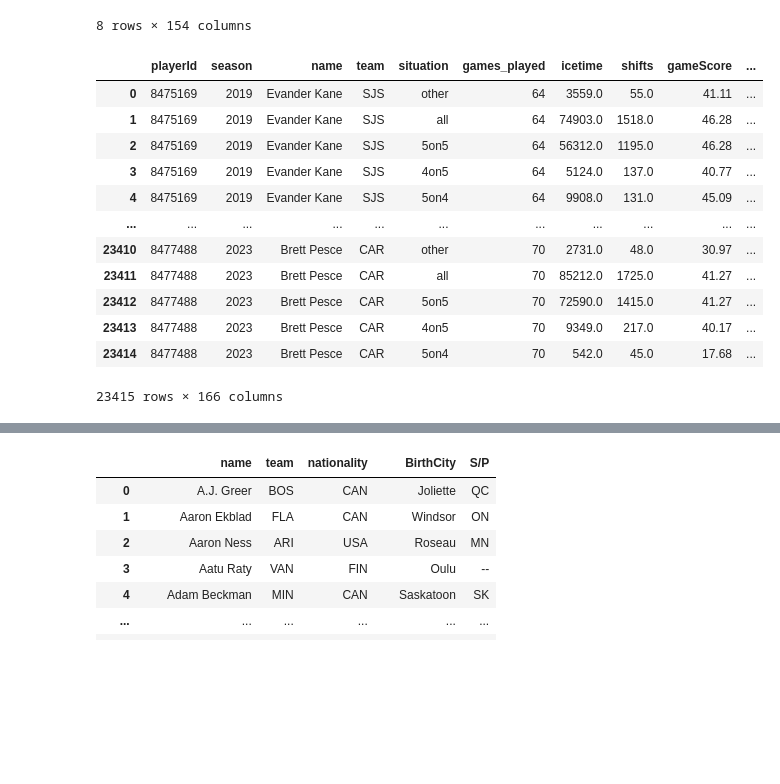
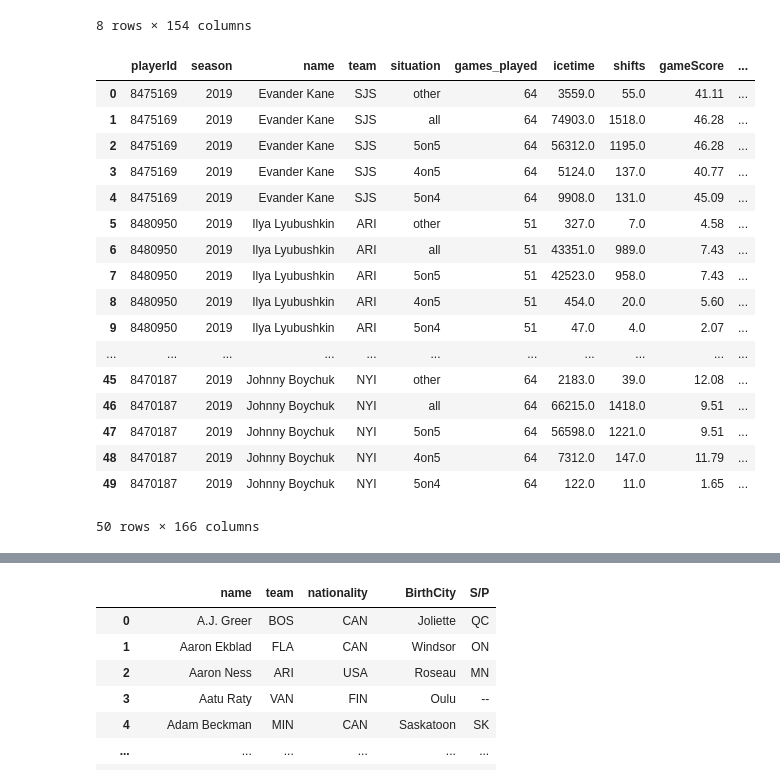
Before and after one commit to emrkel/NHL-Line-Optimisation, a Jupyter notebook: dataAnalysis.ipynb, the cells around one changed output, grey strips where cells are left out. Cells and saved outputs as stored; diff of their text form; code cells hidden in the pictures; blank space fills up the shorter version.

```diff
--- a/dataAnalysis.ipynb
+++ b/dataAnalysis.ipynb
@@ -47,21 +47,26 @@ skaters.describe()
 | max | 8.484911e+06 | 2023.000000 | 85.000000 | 128642.000000 | 2614.000000 | 154.730000 | 1.000000 | ... |
 8 rows × 154 columns
 # %%
-skaters
+skaters.head(50)
 # %% [output]
 |  | playerId | season | name | team | situation | games_played | icetime | shifts | gameScore | ... |
 | 0 | 8475169 | 2019 | Evander Kane | SJS | other | 64 | 3559.0 | 55.0 | 41.11 | ... |
 | 1 | 8475169 | 2019 | Evander Kane | SJS | all | 64 | 74903.0 | 1518.0 | 46.28 | ... |
 | 2 | 8475169 | 2019 | Evander Kane | SJS | 5on5 | 64 | 56312.0 | 1195.0 | 46.28 | ... |
 | 3 | 8475169 | 2019 | Evander Kane | SJS | 4on5 | 64 | 5124.0 | 137.0 | 40.77 | ... |
 | 4 | 8475169 | 2019 | Evander Kane | SJS | 5on4 | 64 | 9908.0 | 131.0 | 45.09 | ... |
+| 5 | 8480950 | 2019 | Ilya Lyubushkin | ARI | other | 51 | 327.0 | 7.0 | 4.58 | ... |
+| 6 | 8480950 | 2019 | Ilya Lyubushkin | ARI | all | 51 | 43351.0 | 989.0 | 7.43 | ... |
+| 7 | 8480950 | 2019 | Ilya Lyubushkin | ARI | 5on5 | 51 | 42523.0 | 958.0 | 7.43 | ... |
+| 8 | 8480950 | 2019 | Ilya Lyubushkin | ARI | 4on5 | 51 | 454.0 | 20.0 | 5.60 | ... |
+| 9 | 8480950 | 2019 | Ilya Lyubushkin | ARI | 5on4 | 51 | 47.0 | 4.0 | 2.07 | ... |
 | ... | ... | ... | ... | ... | ... | ... | ... | ... | ... | ... |
-| 23410 | 8477488 | 2023 | Brett Pesce | CAR | other | 70 | 2731.0 | 48.0 | 30.97 | ... |
-| 23411 | 8477488 | 2023 | Brett Pesce | CAR | all | 70 | 85212.0 | 1725.0 | 41.27 | ... |
-| 23412 | 8477488 | 2023 | Brett Pesce | CAR | 5on5 | 70 | 72590.0 | 1415.0 | 41.27 | ... |
-| 23413 | 8477488 | 2023 | Brett Pesce | CAR | 4on5 | 70 | 9349.0 | 217.0 | 40.17 | ... |
-| 23414 | 8477488 | 2023 | Brett Pesce | CAR | 5on4 | 70 | 542.0 | 45.0 | 17.68 | ... |
+| 45 | 8470187 | 2019 | Johnny Boychuk | NYI | other | 64 | 2183.0 | 39.0 | 12.08 | ... |
+| 46 | 8470187 | 2019 | Johnny Boychuk | NYI | all | 64 | 66215.0 | 1418.0 | 9.51 | ... |
+| 47 | 8470187 | 2019 | Johnny Boychuk | NYI | 5on5 | 64 | 56598.0 | 1221.0 | 9.51 | ... |
+| 48 | 8470187 | 2019 | Johnny Boychuk | NYI | 4on5 | 64 | 7312.0 | 147.0 | 11.79 | ... |
+| 49 | 8470187 | 2019 | Johnny Boychuk | NYI | 5on4 | 64 | 122.0 | 11.0 | 1.65 | ... |
-23415 rows × 166 columns
+50 rows × 166 columns
 # %%
 forwardLines.describe()
 # %% [output]
```
Also changed, not shown: parts of 2 cells of this notebook, 2 other files.
